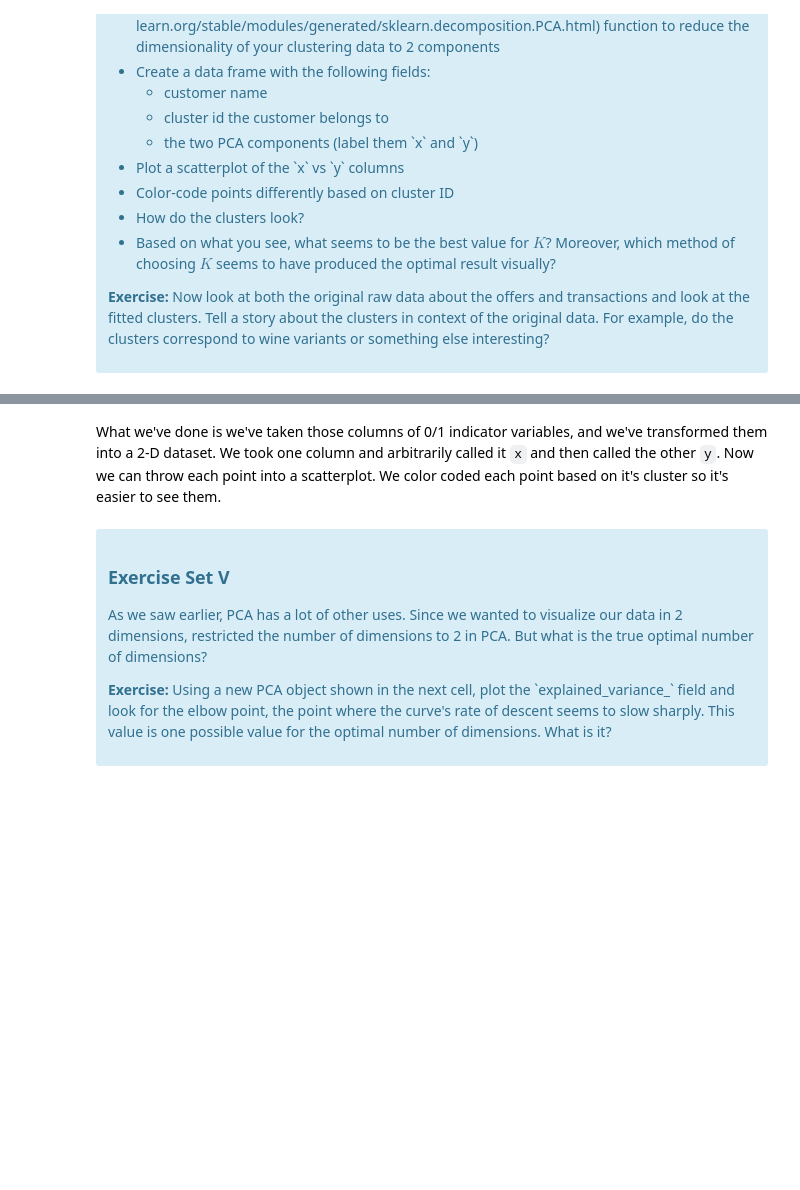
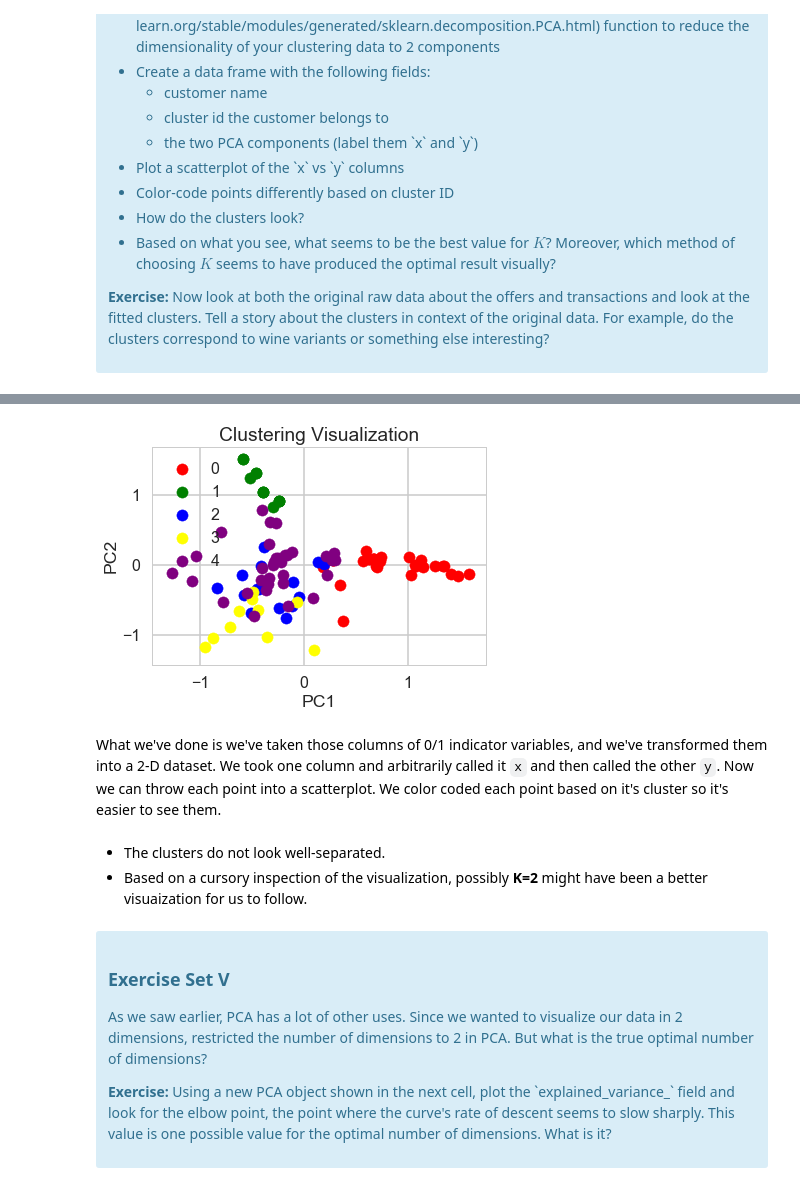
Before and after one commit to harsha-nilakantan/Springboard, a Jupyter notebook: 8.5 Introduction to Unsupervised Learning- Project/Customer Segmentation Using Clustering - Instructions and Exercise/Mini_Project_Clustering.ipynb, the cells around one changed output, grey strips where cells are left out. Drawn from its saved outputs; the diff is of its cells as text; code cells hidden in the pictures; blank space fills up the shorter version.

```diff
--- a/8.5 Introduction to Unsupervised Learning- Project/Customer Segmentation Using Clustering - Instructions and Exercise/Mini_Project_Clustering.ipynb
+++ b/8.5 Introduction to Unsupervised Learning- Project/Customer Segmentation Using Clustering - Instructions and Exercise/Mini_Project_Clustering.ipynb
@@ -274,0 +363,8 @@ This is only one use of PCA for dimension reduction. We can also use PCA when we
+# %%
+#your turn
+pca = PCA(n_components=2)
+
+pcs = pca.fit_transform(x_cols)
+pcDF = pd.DataFrame(data=pcs, columns=['Principal Component 1', 'Principal Component 2'])
+pcDF.insert(0, 'Customer Name', df_pivot_table.index, allow_duplicates=False)
+pcDF.head()
@@ -274,0 +387,3 @@ This is only one use of PCA for dimension reduction. We can also use PCA when we
+# %%
+pcDF.insert(3, 'Cluster ID', y_predicted[3])
+pcDF.head(20)
@@ -275,5 +408,23 @@ This is only one use of PCA for dimension reduction. We can also use PCA when we
+# %%
+targets = [0, 1, 2, 3, 4]
+colors = ['red', 'green', 'blue', 'yellow', 'purple']
+
+for target, color in zip(targets, colors):
+    inds = pcDF['Cluster ID'] == target
+    plt.scatter(pcDF.loc[inds, 'Principal Component 1'], pcDF.loc[inds, 'Principal Component 2'], c= color)
+
+plt.xlabel('PC1')
+plt.ylabel('PC2')
+plt.title('Clustering Visualization')
+plt.legend(targets)
+plt.show()
+# %% [output]
+[figure, added]
 # %% [markdown]
 What we've done is we've taken those columns of 0/1 indicator variables, and we've transformed them into a 2-D dataset. We took one column and arbitrarily called it `x` and then called the other `y`. Now we can throw each point into a scatterplot. We color coded each point based on it's cluster so it's easier to see them.
+# %% [markdown]
+* The clusters do not look well-separated.
+* Based on a cursory inspection of the visualization, possibly **K=2** might have been a better visuaization for us to follow.
 # %% [markdown]
 <div class="span5 alert alert-info">
 <h3>Exercise Set V</h3>
```
Also changed, not shown: parts of 29 cells of this notebook, 4 other files.
